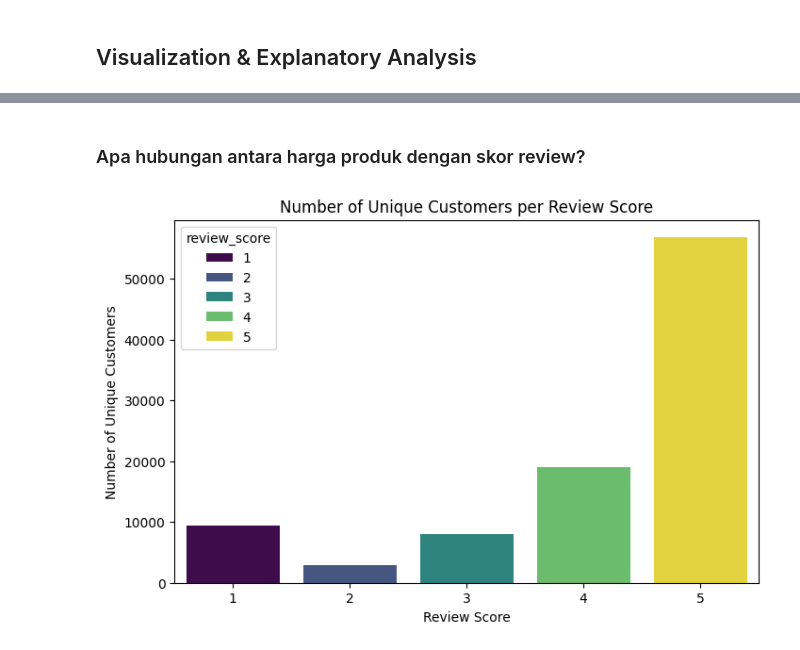
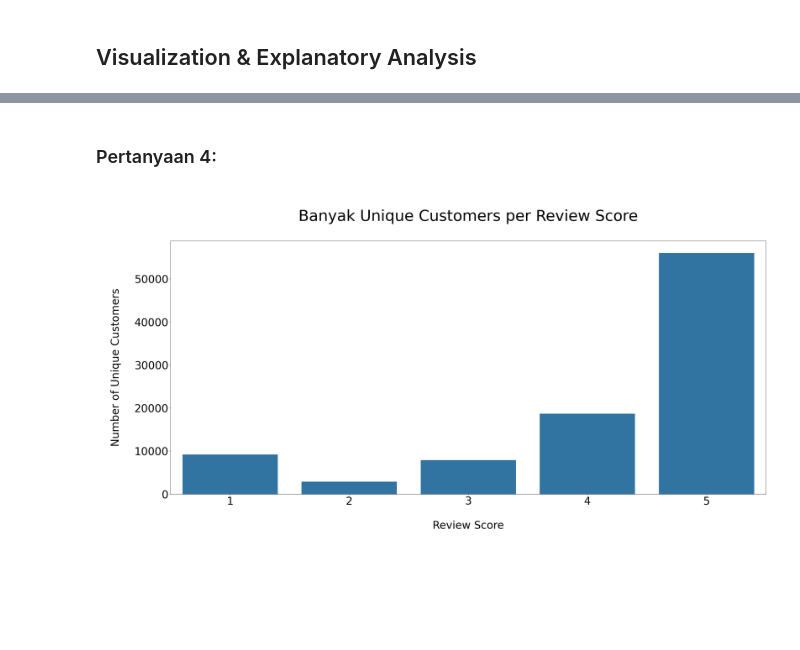
Before and after one commit to sulthannauval/E-Commerce-Analysis-Dashboard, a Jupyter notebook: Notebook.ipynb, the cells around one changed output, grey strips where cells are left out. Saved outputs shown, nothing was run; the diff lists cells and outputs as text; code cells hidden in the pictures; blank space fills up the shorter version.

```diff
--- a/Notebook.ipynb
+++ b/Notebook.ipynb
@@ -905,0 +295,3 @@ merged2_df.to_csv("Dashboard/seller_product_data.csv", index=False)
+# %%
+orderReviews_df = orderReviews_df.drop(columns=['review_comment_title','review_comment_message'], axis=1)
+orderReviews_df.isna().sum()
@@ -905,0 +366,7 @@ merged2_df.to_csv("Dashboard/seller_product_data.csv", index=False)
+# %%
+sellers_product_data_df = pd.merge(orderItems_df, orders_df, on='order_id')
+sellers_product_data_df = pd.merge(sellers_product_data_df, orderReviews_df, on='order_id')
+sellers_product_data_df = pd.merge(sellers_product_data_df, products_df, on='product_id')
+sellers_product_data_df = pd.merge(sellers_product_data_df, productsCategory_df, on='product_category_name')
+sellers_product_data_df = pd.merge(sellers_product_data_df, sellers_df, on='seller_id')
+sellers_product_data_df.head()
@@ -905,0 +383,5 @@ merged2_df.to_csv("Dashboard/seller_product_data.csv", index=False)
+# %%
+columns_keep = ['order_id', 'order_item_id', 'product_id', 'seller_id', 'customer_id',
+                'price', 'review_score','product_category_name_english', 'seller_state']
+sellers_product_data_df = sellers_product_data_df[columns_keep]
+sellers_product_data_df.head()
@@ -905,0 +397,10 @@ merged2_df.to_csv("Dashboard/seller_product_data.csv", index=False)
+# %%
+state_names = {
+    'AC': 'Acre', 'AL': 'Alagoas', 'AM': 'Amazonas', 'AP': 'Amapá', 'BA': 'Bahia', 'CE': 'Ceará', 'DF': 'Distrito Federal',
+    'ES': 'Espírito Santo', 'GO': 'Goiás', 'MA': 'Maranhão', 'MG': 'Minas Gerais', 'MS': 'Mato Grosso do Sul',
+    'MT': 'Mato Grosso', 'PA': 'Pará', 'PB': 'Paraíba', 'PE': 'Pernambuco', 'PI': 'Piauí', 'PR': 'Paraná',
+    'RJ': 'Rio de Janeiro', 'RN': 'Rio Grande do Norte', 'RO': 'Rondônia', 'RR': 'Roraima', 'RS': 'Rio Grande do Sul',
+    'SC': 'Santa Catarina', 'SE': 'Sergipe', 'SP': 'São Paulo', 'TO': 'Tocantins'
+}
+
+sellers_product_data_df['seller_state'] = sellers_product_data_df['seller_state'].map(state_names)
@@ -1033,14 +530,16 @@ plt.show()
-# %% [markdown]
-### Apa hubungan antara harga produk dengan skor review?
+# %% [markdown]
+### Pertanyaan 4:
 # %%
-review_count = merged2_df.groupby('review_score')['customer_id'].nunique().reset_index()
+review_count = sellers_product_data_df.groupby('review_score')['customer_id'].nunique().reset_index()
 review_count.columns = ['review_score', 'unique_customers']
 
-plt.figure(figsize=(8, 5))
-sns.barplot(x='review_score', hue='review_score', y='unique_customers', data=review_count, palette='viridis')
-plt.title('Number of Unique Customers per Review Score')
-plt.xlabel('Review Score')
-plt.ylabel('Number of Unique Customers')
-plt.show()
+fig, ax = plt.subplots(figsize=(35, 15))
+
+sns.barplot(x='review_score', y='unique_customers', data=review_count, ax=ax)
+ax.set_title('\nBanyak Unique Customers per Review Score\n', fontsize=50)
+ax.set_xlabel('\nReview Score\n', fontsize=35)
+ax.set_ylabel('\nNumber of Unique Customers\n', fontsize=35)
+ax.tick_params(axis='y', labelsize=35)
+ax.tick_params(axis='x', labelsize=35)
 # %% [output]
-[figure, old version]
+[figure, new version]
```
Also changed, not shown: parts of 169 cells of this notebook, 3 other files.
